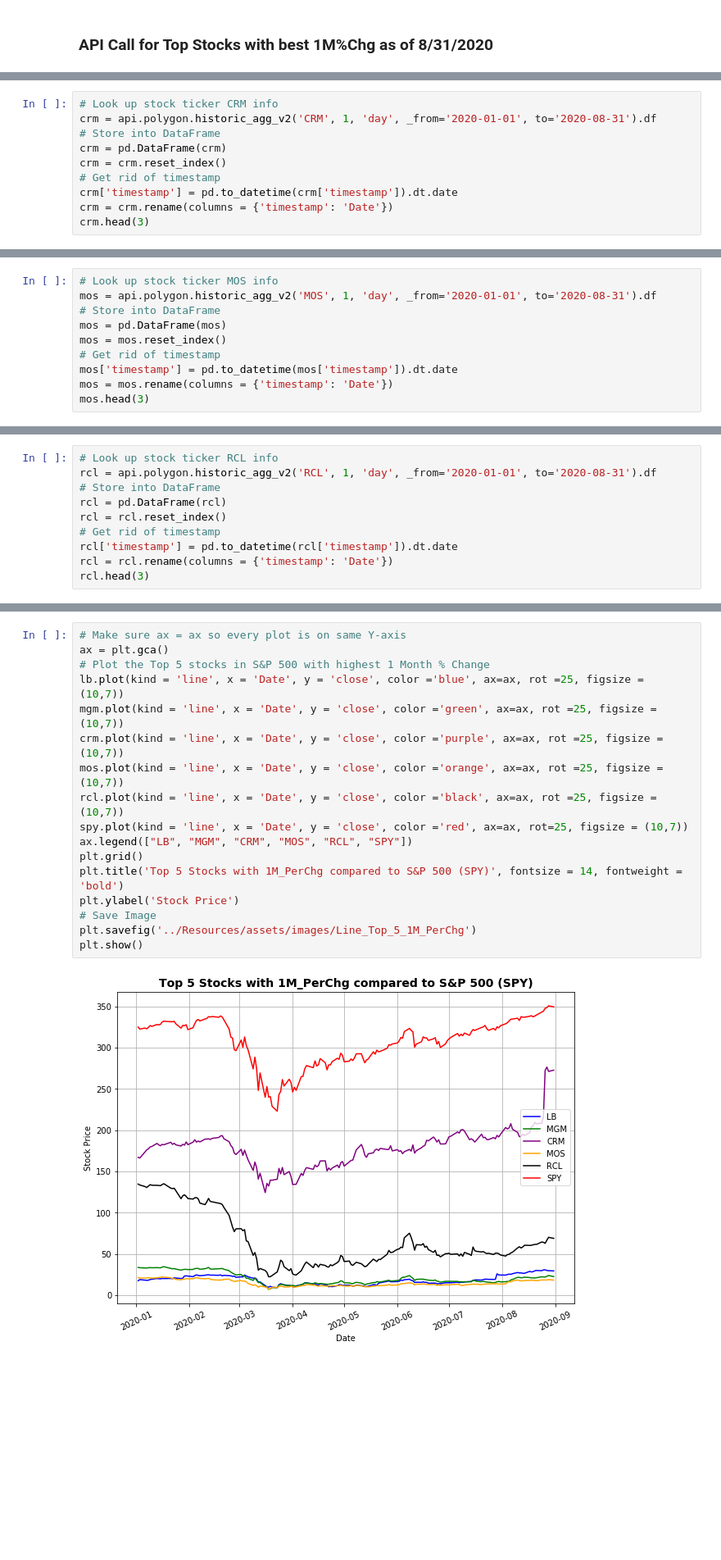
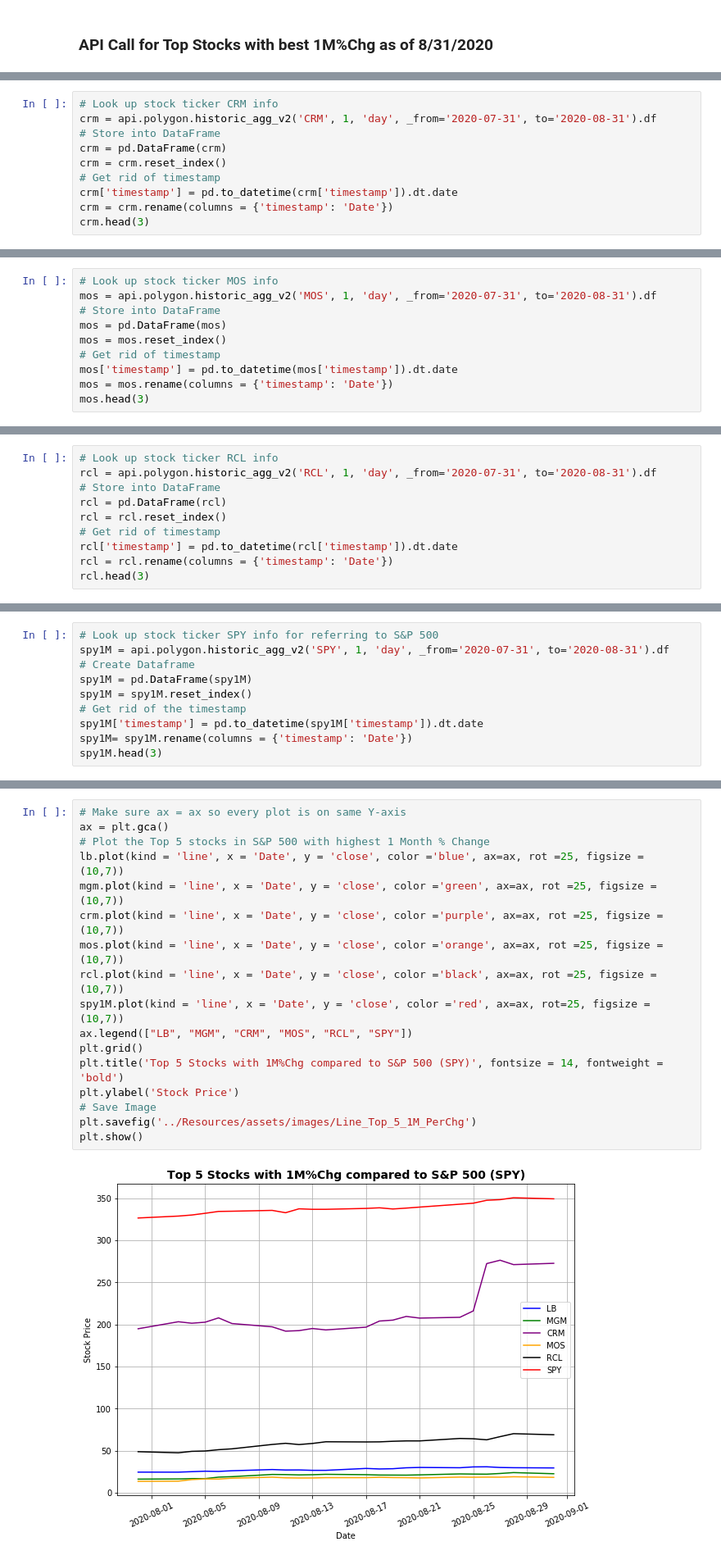
Before and after one commit to jakebyford/sp500, a Jupyter notebook: S_&_P_ETL_Pandas/Solved/S & P ETL Project.ipynb, the cells around one changed output, grey strips where cells are left out. Shown at 82% size. Drawn from its saved outputs; the diff is of its cells as text; blank space fills up the shorter version.

```diff
--- a/S_&_P_ETL_Pandas/Solved/S & P ETL Project.ipynb
+++ b/S_&_P_ETL_Pandas/Solved/S & P ETL Project.ipynb
@@ -460,6 +461,6 @@ mgm.head(3)
 # %%
 # Look up stock ticker CRM info
-crm = api.polygon.historic_agg_v2('CRM', 1, 'day', _from='2020-01-01', to='2020-08-31').df
+crm = api.polygon.historic_agg_v2('CRM', 1, 'day', _from='2020-07-31', to='2020-08-31').df
 # Store into DataFrame
 crm = pd.DataFrame(crm)
 crm = crm.reset_index()
@@ -475,6 +476,6 @@ crm.head(3)
 # %%
 # Look up stock ticker MOS info
-mos = api.polygon.historic_agg_v2('MOS', 1, 'day', _from='2020-01-01', to='2020-08-31').df
+mos = api.polygon.historic_agg_v2('MOS', 1, 'day', _from='2020-07-31', to='2020-08-31').df
 # Store into DataFrame
 mos = pd.DataFrame(mos)
 mos = mos.reset_index()
@@ -490,6 +491,6 @@ mos.head(3)
 # %%
 # Look up stock ticker RCL info
-rcl = api.polygon.historic_agg_v2('RCL', 1, 'day', _from='2020-01-01', to='2020-08-31').df
+rcl = api.polygon.historic_agg_v2('RCL', 1, 'day', _from='2020-07-31', to='2020-08-31').df
 # Store into DataFrame
 rcl = pd.DataFrame(rcl)
 rcl = rcl.reset_index()
@@ -504,0 +506,10 @@ rcl.head(3)
+# %%
+# Look up stock ticker SPY info for referring to S&P 500
+spy1M = api.polygon.historic_agg_v2('SPY', 1, 'day', _from='2020-07-31', to='2020-08-31').df
+# Create Dataframe
+spy1M = pd.DataFrame(spy1M)
+spy1M = spy1M.reset_index()
+# Get rid of the timestamp
+spy1M['timestamp'] = pd.to_datetime(spy1M['timestamp']).dt.date
+spy1M= spy1M.rename(columns = {'timestamp': 'Date'})
+spy1M.head(3)
@@ -505,21 +521,21 @@ rcl.head(3)
 # %%
 # Make sure ax = ax so every plot is on same Y-axis
 ax = plt.gca()
 # Plot the Top 5 stocks in S&P 500 with highest 1 Month % Change
 lb.plot(kind = 'line', x = 'Date', y = 'close', color ='blue', ax=ax, rot =25, figsize = (10,7))
 mgm.plot(kind = 'line', x = 'Date', y = 'close', color ='green', ax=ax, rot =25, figsize = (10,7))
 crm.plot(kind = 'line', x = 'Date', y = 'close', color ='purple', ax=ax, rot =25, figsize = (10,7))
 mos.plot(kind = 'line', x = 'Date', y = 'close', color ='orange', ax=ax, rot =25, figsize = (10,7))
 rcl.plot(kind = 'line', x = 'Date', y = 'close', color ='black', ax=ax, rot =25, figsize = (10,7))
-spy.plot(kind = 'line', x = 'Date', y = 'close', color ='red', ax=ax, rot=25, figsize = (10,7))
+spy1M.plot(kind = 'line', x = 'Date', y = 'close', color ='red', ax=ax, rot=25, figsize = (10,7))
 ax.legend(["LB", "MGM", "CRM", "MOS", "RCL", "SPY"])
 plt.grid()
-plt.title('Top 5 Stocks with 1M_PerChg compared to S&P 500 (SPY)', fontsize = 14, fontweight = 'bold')
+plt.title('Top 5 Stocks with 1M%Chg compared to S&P 500 (SPY)', fontsize = 14, fontweight = 'bold')
 plt.ylabel('Stock Price')
 # Save Image
 plt.savefig('../Resources/assets/images/Line_Top_5_1M_PerChg')
 plt.show()
 # %% [output]
-[figure, old version]
+[figure, new version]
 # %% [markdown]
 ### API Call for Top Stocks with best 3M%Chg as of 8/31/2020
```
Also changed, not shown: parts of 35 cells of this notebook, 23 other files.
